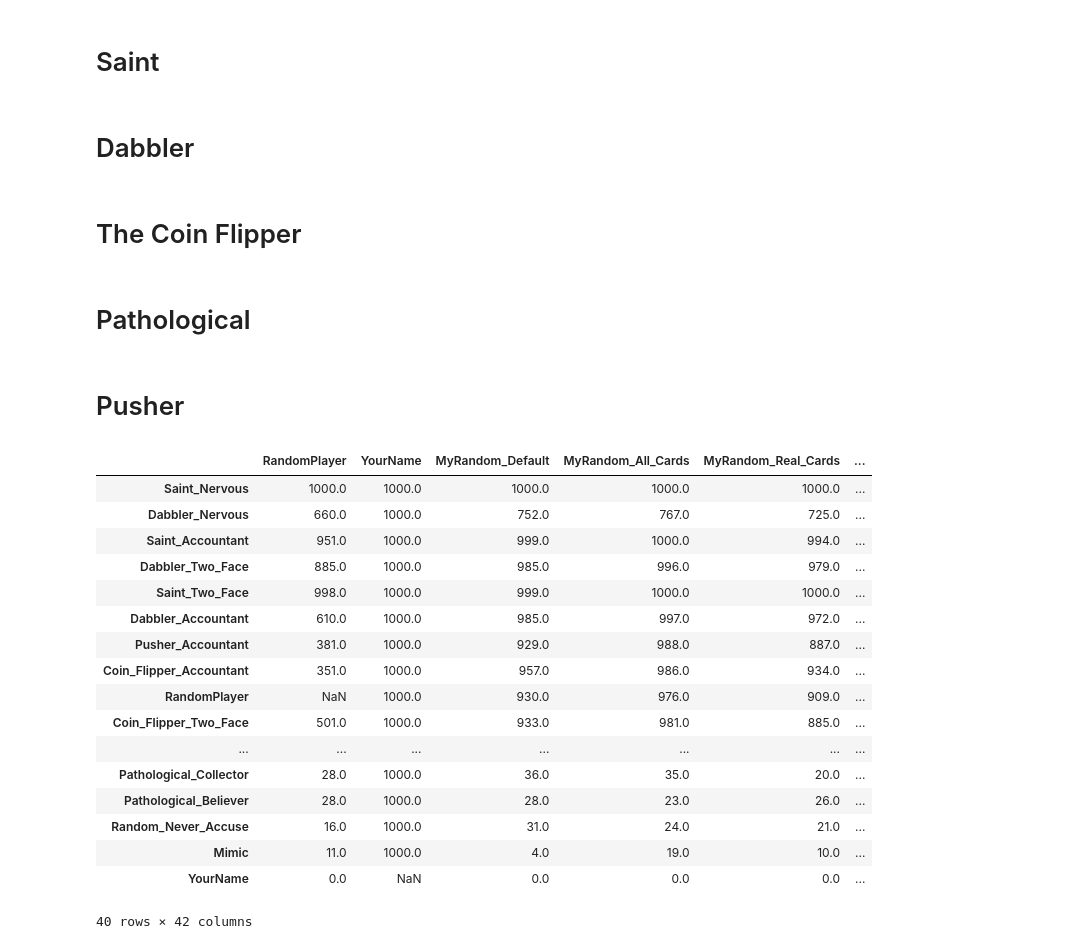
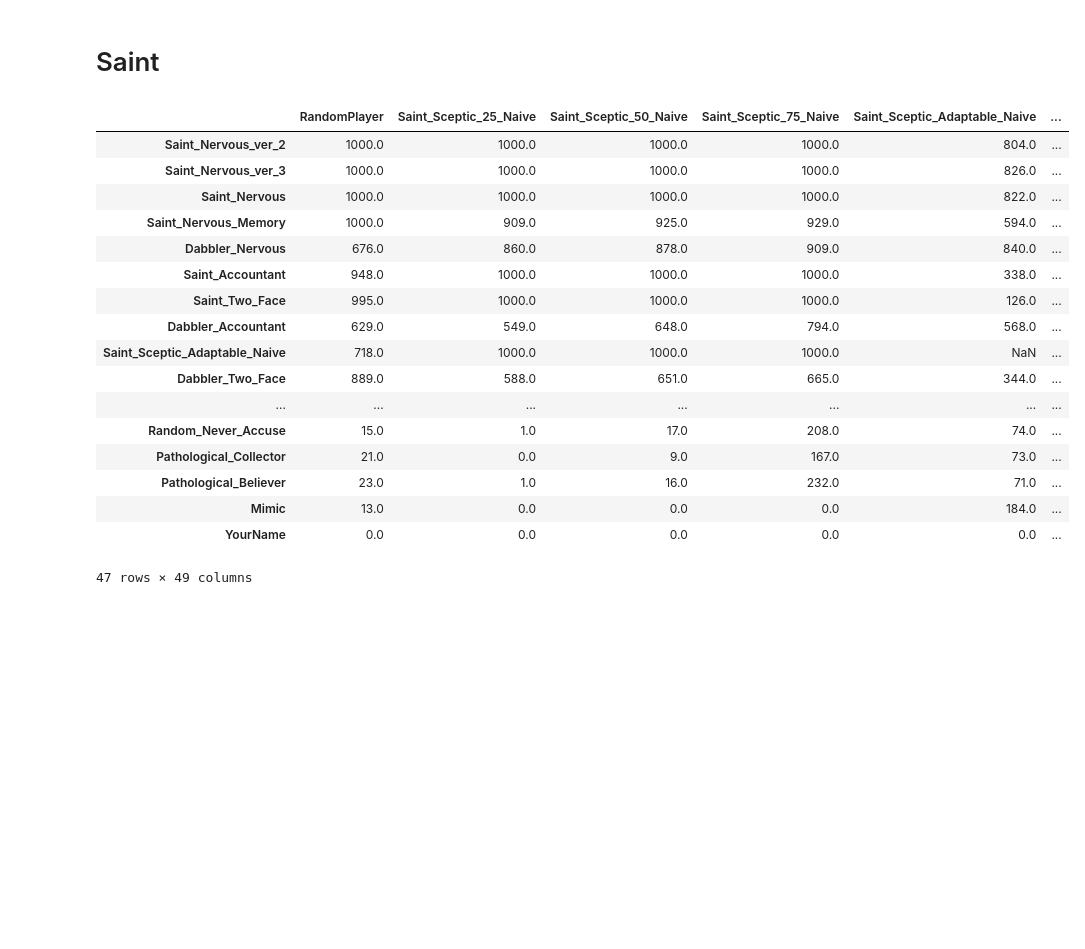
Before and after one commit to MatTheTab/Decision_Analysis, a Jupyter notebook: Project_4/comparator.ipynb, the cells around one changed output. Saved outputs shown, nothing was run; the diff lists cells and outputs as text; code cells hidden in the pictures; blank space fills up the shorter version.

Commit message:
Add best-performing agent variations

```diff
--- a/Project_4/comparator.ipynb
+++ b/Project_4/comparator.ipynb
@@ -460,13 +485,9 @@ class Saint_Sceptic_Adaptable(Player):
-# %% [markdown]
-# Dabbler
-# %% [markdown]
-# The Coin Flipper
-# %% [markdown]
-# Pathological
-# %% [markdown]
-# Pusher
 # %%
 agent_strategies = [["RandomPlayer", "RANDOM", RandomPlayer],
+            ["Saint_Sceptic_25_Naive", "SAINT", Saint_Sceptic_25_Naive],
+            ["Saint_Sceptic_50_Naive", "SAINT", Saint_Sceptic_50_Naive],
+            ["Saint_Sceptic_75_Naive", "SAINT", Saint_Sceptic_75_Naive],
+            ["Saint_Sceptic_Adaptable_Naive", "SAINT", Saint_Sceptic_Adaptable_Naive],
             ["YourName", "YourName", YourName],
            ["MyRandom_Default", "CUSTOM_RANDOM", MyRandom_Default],
            ["MyRandom_All_Cards", "CUSTOM_RANDOM", MyRandom_All_Cards],
@@ -479,52 +500,56 @@ agent_strategies = [["RandomPlayer", "RANDOM", RandomPlayer],
            ["Saint_Two_Face", "SAINT", Saint_Two_Face],
            ["Saint_Accountant", "SAINT", Saint_Accountant],
            ["Saint_Nervous", "SAINT", Saint_Nervous],
+           ["Saint_Nervous_ver_2", "SAINT", Saint_Nervous_ver_2],
+           ["Saint_Nervous_ver_3", "SAINT", Saint_Nervous_ver_3],
+           ["Saint_Nervous_Memory", "SAINT", Saint_Nervous_Memory],
            ["Saint_Collector", "SAINT", Saint_Collector],
            ["Dabbler_Believer", "DABBLER", Dabbler_Believer],
            ["Dabbler_Once_in_a_While", "DABBLER", Dabbler_Once_in_a_While],
            ["Dabbler_Two_Face", "DABBLER", Dabbler_Two_Face],
            ["Dabbler_Accountant", "DABBLER", Dabbler_Accountant],
            ["Dabbler_Nervous", "DABBLER", Dabbler_Nervous],
            ["Dabbler_Collector", "DABBLER", Dabbler_Collector],
            ["Coin_Flipper_Believer", "COIN_FLIPPER", Coin_Flipper_Believer],
            ["Coin_Flipper_Once_in_a_While", "COIN_FLIPPER", Coin_Flipper_Once_in_a_While],
            ["Coin_Flipper_Two_Face", "COIN_FLIPPER", Coin_Flipper_Two_Face],
            ["Coin_Flipper_Accountant", "COIN_FLIPPER", Coin_Flipper_Accountant],
            ["Coin_Flipper_Nervous", "COIN_FLIPPER", Coin_Flipper_Nervous],
            ["Coin_Flipper_Collector", "COIN_FLIPPER", Coin_Flipper_Collector],
            ["Pathological_Believer", "PATHOLOGICAL", Pathological_Believer],
            ["Pathological_Once_in_a_While", "PATHOLOGICAL", Pathological_Once_in_a_While],
            ["Pathological_Two_Face", "PATHOLOGICAL", Pathological_Two_Face],
            ["Pathological_Accountant", "PATHOLOGICAL", Pathological_Accountant],
            ["Pathological_Nervous", "PUSHER", Pathological_Nervous],
            ["Pathological_Collector", "PUSHER", Pathological_Collector],
            ["Pusher_Believer", "PUSHER", Pusher_Believer],
            ["Pusher_Once_in_a_While", "PUSHER", Pusher_Once_in_a_While],
            ["Pusher_Two_Face", "PUSHER", Pusher_Two_Face],
            ["Pusher_Accountant", "PUSHER", Pusher_Accountant],
            ["Pusher_Nervous", "PUSHER", Pusher_Nervous],
            ["Pusher_Collector", "PUSHER", Pusher_Collector],
            ["B_1", "B_PLAYER", Blayer],
            ["B_2", "B_PLAYER", Blayer2],
            ]
 
-compare_all(agent_strategies)
+results = compare_all(agent_strategies)
+results
 # %% [output]
-|  | RandomPlayer | YourName | MyRandom_Default | MyRandom_All_Cards | MyRandom_Real_Cards | ... |
-| Saint_Nervous | 1000.0 | 1000.0 | 1000.0 | 1000.0 | 1000.0 | ... |
-| Dabbler_Nervous | 660.0 | 1000.0 | 752.0 | 767.0 | 725.0 | ... |
-| Saint_Accountant | 951.0 | 1000.0 | 999.0 | 1000.0 | 994.0 | ... |
-| Dabbler_Two_Face | 885.0 | 1000.0 | 985.0 | 996.0 | 979.0 | ... |
-| Saint_Two_Face | 998.0 | 1000.0 | 999.0 | 1000.0 | 1000.0 | ... |
-| Dabbler_Accountant | 610.0 | 1000.0 | 985.0 | 997.0 | 972.0 | ... |
-| Pusher_Accountant | 381.0 | 1000.0 | 929.0 | 988.0 | 887.0 | ... |
-| Coin_Flipper_Accountant | 351.0 | 1000.0 | 957.0 | 986.0 | 934.0 | ... |
-| RandomPlayer | NaN | 1000.0 | 930.0 | 976.0 | 909.0 | ... |
-| Coin_Flipper_Two_Face | 501.0 | 1000.0 | 933.0 | 981.0 | 885.0 | ... |
+|  | RandomPlayer | Saint_Sceptic_25_Naive | Saint_Sceptic_50_Naive | Saint_Sceptic_75_Naive | Saint_Sceptic_Adaptable_Naive | ... |
+| Saint_Nervous_ver_2 | 1000.0 | 1000.0 | 1000.0 | 1000.0 | 804.0 | ... |
+| Saint_Nervous_ver_3 | 1000.0 | 1000.0 | 1000.0 | 1000.0 | 826.0 | ... |
+| Saint_Nervous | 1000.0 | 1000.0 | 1000.0 | 1000.0 | 822.0 | ... |
+| Saint_Nervous_Memory | 1000.0 | 909.0 | 925.0 | 929.0 | 594.0 | ... |
+| Dabbler_Nervous | 676.0 | 860.0 | 878.0 | 909.0 | 840.0 | ... |
+| Saint_Accountant | 948.0 | 1000.0 | 1000.0 | 1000.0 | 338.0 | ... |
+| Saint_Two_Face | 995.0 | 1000.0 | 1000.0 | 1000.0 | 126.0 | ... |
+| Dabbler_Accountant | 629.0 | 549.0 | 648.0 | 794.0 | 568.0 | ... |
+| Saint_Sceptic_Adaptable_Naive | 718.0 | 1000.0 | 1000.0 | 1000.0 | NaN | ... |
+| Dabbler_Two_Face | 889.0 | 588.0 | 651.0 | 665.0 | 344.0 | ... |
 | ... | ... | ... | ... | ... | ... | ... |
-| Pathological_Collector | 28.0 | 1000.0 | 36.0 | 35.0 | 20.0 | ... |
-| Pathological_Believer | 28.0 | 1000.0 | 28.0 | 23.0 | 26.0 | ... |
-| Random_Never_Accuse | 16.0 | 1000.0 | 31.0 | 24.0 | 21.0 | ... |
-| Mimic | 11.0 | 1000.0 | 4.0 | 19.0 | 10.0 | ... |
-| YourName | 0.0 | NaN | 0.0 | 0.0 | 0.0 | ... |
+| Random_Never_Accuse | 15.0 | 1.0 | 17.0 | 208.0 | 74.0 | ... |
+| Pathological_Collector | 21.0 | 0.0 | 9.0 | 167.0 | 73.0 | ... |
+| Pathological_Believer | 23.0 | 1.0 | 16.0 | 232.0 | 71.0 | ... |
+| Mimic | 13.0 | 0.0 | 0.0 | 0.0 | 184.0 | ... |
+| YourName | 0.0 | 0.0 | 0.0 | 0.0 | 0.0 | ... |
-40 rows × 42 columns
+47 rows × 49 columns
```
Also changed, not shown: parts of 8 cells of this notebook, 1 other file.
